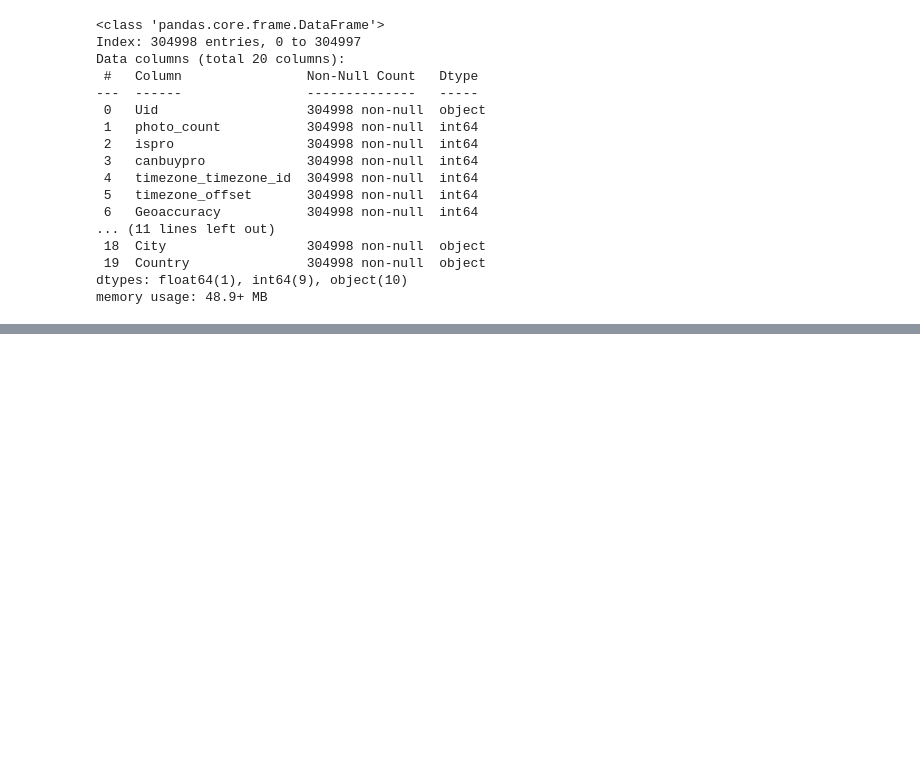
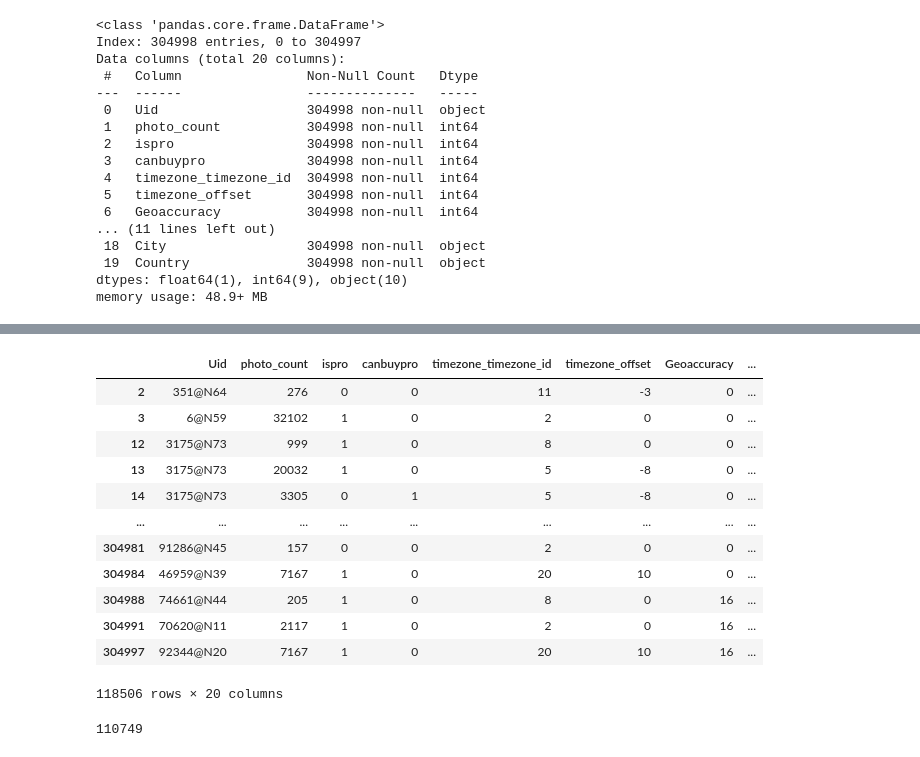
Before and after one commit to allenkuncheria/Social-Media-Popularity-Prediction-using-Multimodal-Deep-Learning, a Jupyter notebook: Social Features.ipynb, the cells around one changed output, grey strips where cells are left out. Drawn from its saved outputs; the diff is of its cells as text; code cells hidden in the pictures; blank space fills up the shorter version.

```diff
--- a/Social Features.ipynb
+++ b/Social Features.ipynb
@@ -956,0 +961,4 @@ memory usage: 48.9+ MB
+# %%
+# Taking a sample of 40% of users
+Uid = df['Uid'].drop_duplicates()
+Uid.shape
@@ -956,0 +967,3 @@ memory usage: 48.9+ MB
+# %%
+Uid_sam = Uid.sample(frac=0.40,random_state=1)
+Uid_sam
@@ -956,0 +983,18 @@ memory usage: 48.9+ MB
+# %%
+# Collecting post data associated with the sampled users
+df_sample = df[df['Uid'].isin(Uid_sam)]
+df_sample
+# %% [output]
+|  | Uid | photo_count | ispro | canbuypro | timezone_timezone_id | timezone_offset | Geoaccuracy | ... |
+| 2 | 351@N64 | 276 | 0 | 0 | 11 | -3 | 0 | ... |
+| 3 | 6@N59 | 32102 | 1 | 0 | 2 | 0 | 0 | ... |
+| 12 | 3175@N73 | 999 | 1 | 0 | 8 | 0 | 0 | ... |
+| 13 | 3175@N73 | 20032 | 1 | 0 | 5 | -8 | 0 | ... |
+| 14 | 3175@N73 | 3305 | 0 | 1 | 5 | -8 | 0 | ... |
+| ... | ... | ... | ... | ... | ... | ... | ... | ... |
+| 304981 | 91286@N45 | 157 | 0 | 0 | 2 | 0 | 0 | ... |
+| 304984 | 46959@N39 | 7167 | 1 | 0 | 20 | 10 | 0 | ... |
+| 304988 | 74661@N44 | 205 | 1 | 0 | 8 | 0 | 16 | ... |
+| 304991 | 70620@N11 | 2117 | 1 | 0 | 2 | 0 | 16 | ... |
+| 304997 | 92344@N20 | 7167 | 1 | 0 | 20 | 10 | 16 | ... |
+118506 rows × 20 columns
@@ -956,0 +1003,5 @@ memory usage: 48.9+ MB
+# %%
+# Dropping users with only 1 post from df_sample
+df_sample['Uid'].duplicated(keep=False).sum()
+# %% [output]
+110749
```
Also changed, not shown: parts of 8 cells of this notebook, 1 other file.
